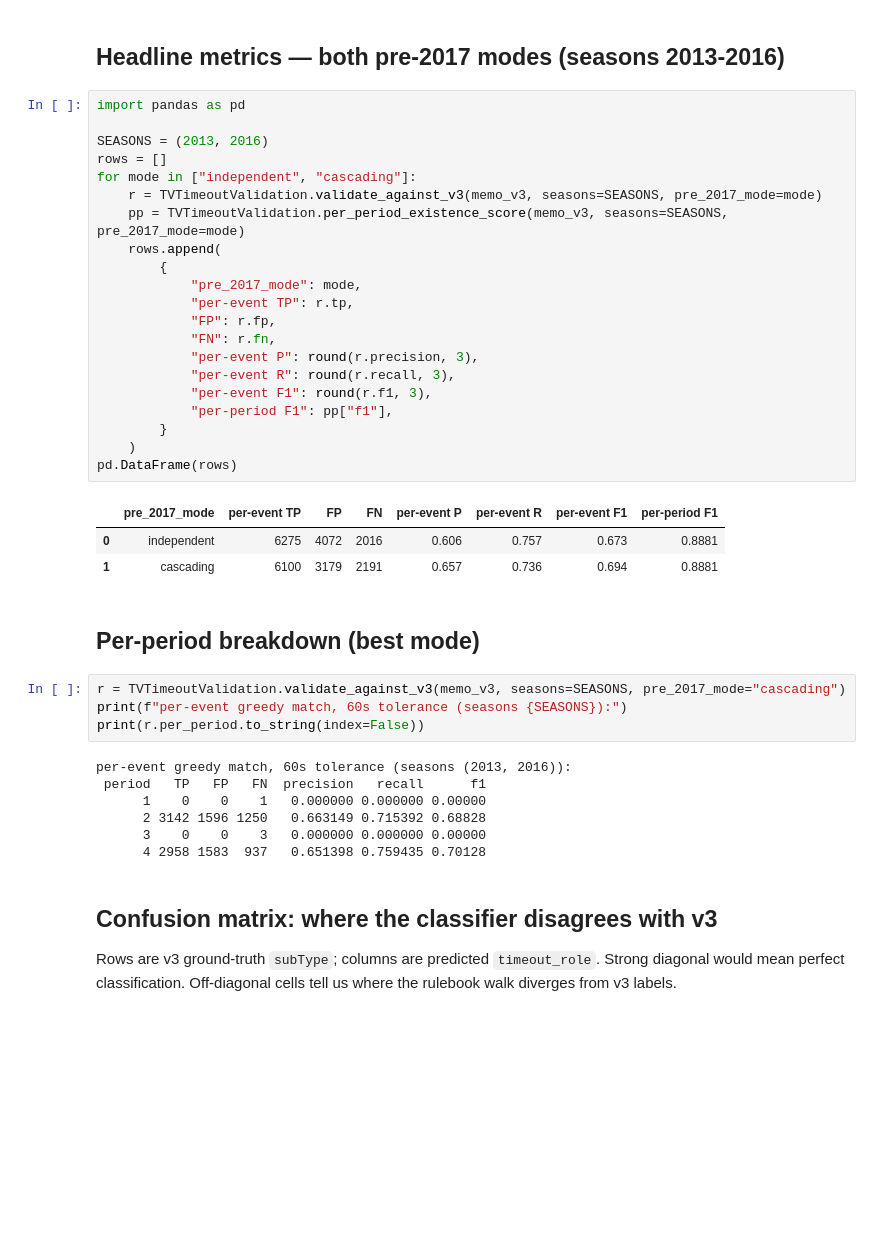
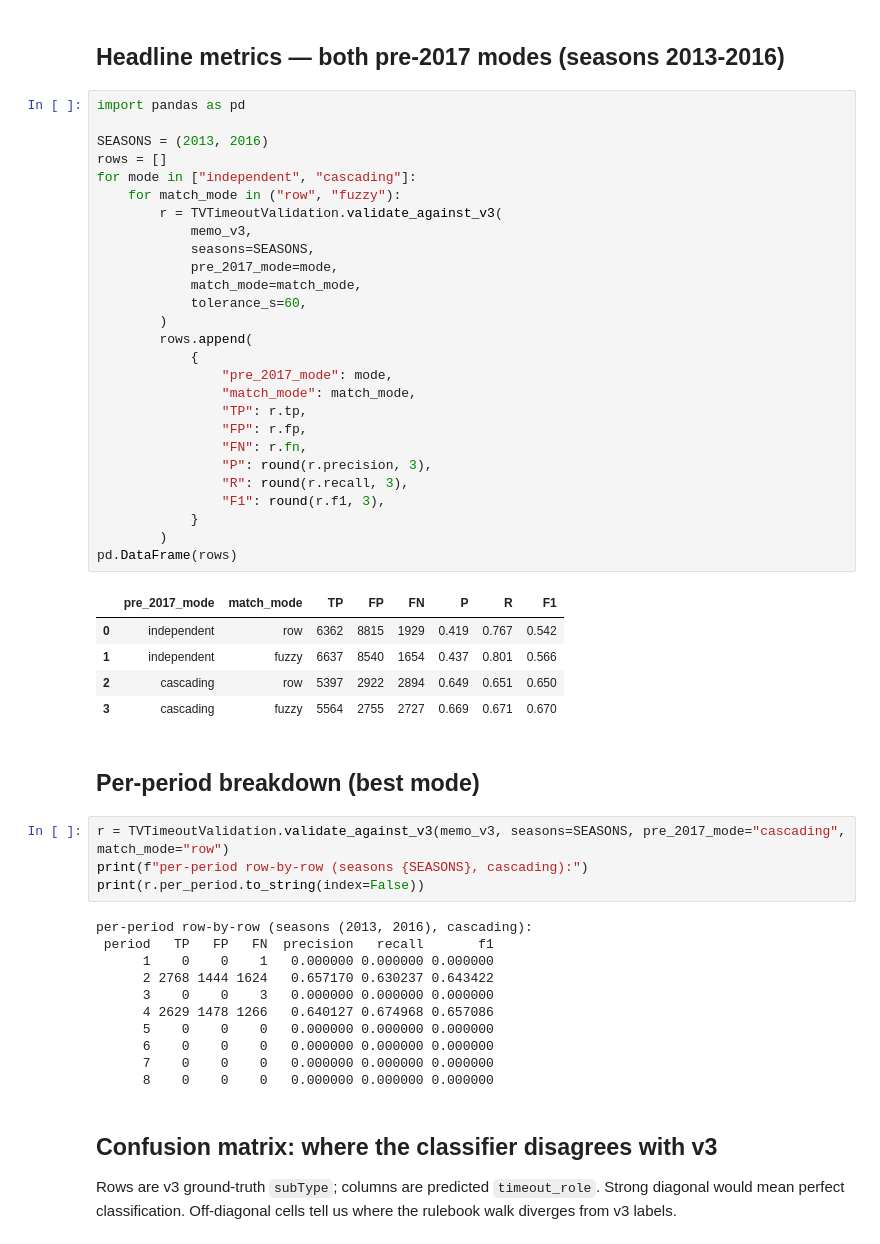
Before and after one commit to akseldkw07/NBA-Timeout-Impact, a Jupyter notebook: Notebooks/TV-Timeout-Injection.ipynb, the cells around one changed output. Cells and saved outputs as stored; diff of their text form; blank space fills up the shorter version.

```diff
--- a/Notebooks/TV-Timeout-Injection.ipynb
+++ b/Notebooks/TV-Timeout-Injection.ipynb
@@ -130,41 +130,53 @@ post-2017 rule changes.
 # %%
 import pandas as pd
 
 SEASONS = (2013, 2016)
 rows = []
 for mode in ["independent", "cascading"]:
-    r = TVTimeoutValidation.validate_against_v3(memo_v3, seasons=SEASONS, pre_2017_mode=mode)
-    pp = TVTimeoutValidation.per_period_existence_score(memo_v3, seasons=SEASONS, pre_2017_mode=mode)
-    rows.append(
-        {
-            "pre_2017_mode": mode,
-            "per-event TP": r.tp,
-            "FP": r.fp,
-            "FN": r.fn,
-            "per-event P": round(r.precision, 3),
-            "per-event R": round(r.recall, 3),
-            "per-event F1": round(r.f1, 3),
-            "per-period F1": pp["f1"],
-        }
-    )
+    for match_mode in ("row", "fuzzy"):
+        r = TVTimeoutValidation.validate_against_v3(
+            memo_v3,
+            seasons=SEASONS,
+            pre_2017_mode=mode,
+            match_mode=match_mode,
+            tolerance_s=60,
+        )
+        rows.append(
+            {
+                "pre_2017_mode": mode,
+                "match_mode": match_mode,
+                "TP": r.tp,
+                "FP": r.fp,
+                "FN": r.fn,
+                "P": round(r.precision, 3),
+                "R": round(r.recall, 3),
+                "F1": round(r.f1, 3),
+            }
+        )
 pd.DataFrame(rows)
 # %% [output]
-|  | pre_2017_mode | per-event TP | FP | FN | per-event P | per-event R | per-event F1 | per-period F1 |
-| 0 | independent | 6275 | 4072 | 2016 | 0.606 | 0.757 | 0.673 | 0.8881 |
-| 1 | cascading | 6100 | 3179 | 2191 | 0.657 | 0.736 | 0.694 | 0.8881 |
+|  | pre_2017_mode | match_mode | TP | FP | FN | P | R | F1 |
+| 0 | independent | row | 6362 | 8815 | 1929 | 0.419 | 0.767 | 0.542 |
+| 1 | independent | fuzzy | 6637 | 8540 | 1654 | 0.437 | 0.801 | 0.566 |
+| 2 | cascading | row | 5397 | 2922 | 2894 | 0.649 | 0.651 | 0.650 |
+| 3 | cascading | fuzzy | 5564 | 2755 | 2727 | 0.669 | 0.671 | 0.670 |
 # %% [markdown]
 ## Per-period breakdown (best mode)
 # %%
-r = TVTimeoutValidation.validate_against_v3(memo_v3, seasons=SEASONS, pre_2017_mode="cascading")
-print(f"per-event greedy match, 60s tolerance (seasons {SEASONS}):")
+r = TVTimeoutValidation.validate_against_v3(memo_v3, seasons=SEASONS, pre_2017_mode="cascading", match_mode="row")
+print(f"per-period row-by-row (seasons {SEASONS}, cascading):")
 print(r.per_period.to_string(index=False))
 # %% [output]
-per-event greedy match, 60s tolerance (seasons (2013, 2016)):
- period   TP   FP   FN  precision   recall      f1
-      1    0    0    1   0.000000 0.000000 0.00000
-      2 3142 1596 1250   0.663149 0.715392 0.68828
-      3    0    0    3   0.000000 0.000000 0.00000
-      4 2958 1583  937   0.651398 0.759435 0.70128
+per-period row-by-row (seasons (2013, 2016), cascading):
+ period   TP   FP   FN  precision   recall       f1
+      1    0    0    1   0.000000 0.000000 0.000000
+      2 2768 1444 1624   0.657170 0.630237 0.643422
+      3    0    0    3   0.000000 0.000000 0.000000
+      4 2629 1478 1266   0.640127 0.674968 0.657086
+      5    0    0    0   0.000000 0.000000 0.000000
+      6    0    0    0   0.000000 0.000000 0.000000
+      7    0    0    0   0.000000 0.000000 0.000000
+      8    0    0    0   0.000000 0.000000 0.000000
 # %% [markdown]
 ## Confusion matrix: where the classifier disagrees with v3
 
```
Also changed, not shown: parts of 18 cells of this notebook, 2 other files.
